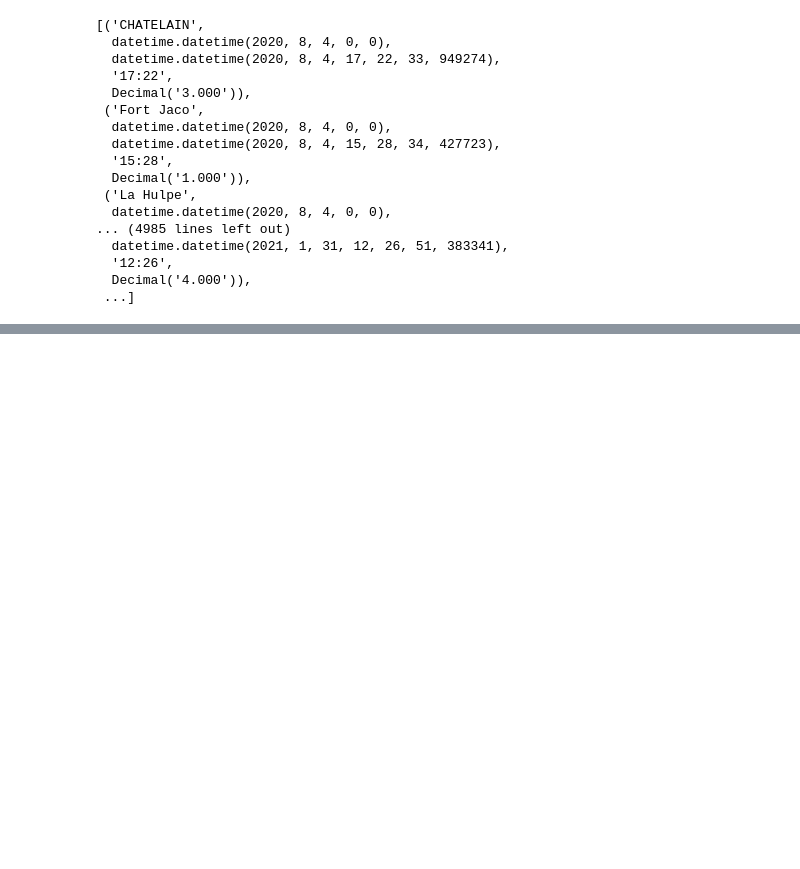
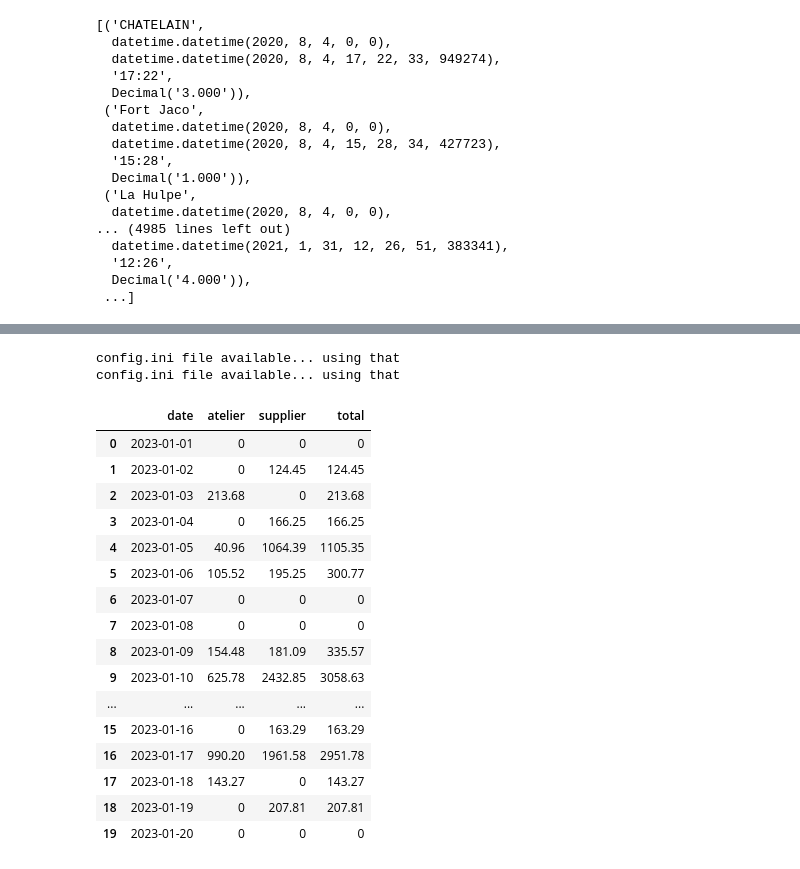
Before and after one commit to niloy71/foodcost-clone2, a Jupyter notebook: nbs/00_core.ipynb, the cells around one changed output, grey strips where cells are left out. Drawn from its saved outputs; the diff is of its cells as text; code cells hidden in the pictures; blank space fills up the shorter version.

```diff
--- a/nbs/00_core.ipynb
+++ b/nbs/00_core.ipynb
@@ -559,0 +636,13 @@ config.ini file available... using that
+# %%
+#| export
+def get_date_range(start_date, end_date):
+    # convert the input strings to datetime objects
+    start_dt = datetime.datetime.strptime(start_date, '%Y-%m-%d')
+    end_dt = datetime.datetime.strptime(end_date, '%Y-%m-%d')
+
+    # calculate the number of days between start and end, inclusive
+    num_days = (end_dt - start_dt).days + 1
+
+    # use a list comprehension to generate a list of date objects
+    dates = [start_dt.date() + datetime.timedelta(days=i) for i in range(num_days)]
+    return dates
@@ -559,0 +863,48 @@ config.ini file available... using that
+# %%
+#| export
+def get_food_costs_for_period_for_resto_per_day(start_date, end_date, resto_name = ''):
+    atelier = get_atelier_food_costs_period_for_resto(start_date,end_date, resto_name=resto_name)
+    atelier_dict = { date: amount for date,amount in atelier }
+    supplier = get_supplier_food_costs_period_for_resto(start_date, end_date,resto_name=resto_name)
+    supplier_dict = { date.date(): amount for date,amount in supplier }
+    date_range = get_date_range(start_date,end_date)
+    res = []
+    atelier_totals = []
+    supplier_totals = []
+    for date in date_range:
+
+        atelier_for_date = atelier_dict[date] if date in atelier_dict else 0
+        supplier_for_date = supplier_dict[date] if date in supplier_dict else 0
+
+        atelier_totals.append([date, atelier_for_date])
+        supplier_totals.append([date, supplier_for_date])
+
+        res.append([date,
+                    (atelier_for_date if atelier_for_date != None else 0),
+                    (supplier_for_date if supplier_for_date != None else 0)
+                   ])
+    res = pd.DataFrame(res, columns=['date', 'atelier', 'supplier'])
+    res['total'] = res['atelier'] + res['supplier']
+    return res
+# %%
+get_food_costs_for_period_for_resto_per_day('2023-01-01', '2023-01-20', resto_name = 'R.E ALOST')
+# %% [output]
+config.ini file available... using that
+config.ini file available... using that
+|  | date | atelier | supplier | total |
+| 0 | 2023-01-01 | 0 | 0 | 0 |
+| 1 | 2023-01-02 | 0 | 124.45 | 124.45 |
+| 2 | 2023-01-03 | 213.68 | 0 | 213.68 |
+| 3 | 2023-01-04 | 0 | 166.25 | 166.25 |
+| 4 | 2023-01-05 | 40.96 | 1064.39 | 1105.35 |
+| 5 | 2023-01-06 | 105.52 | 195.25 | 300.77 |
+| 6 | 2023-01-07 | 0 | 0 | 0 |
+| 7 | 2023-01-08 | 0 | 0 | 0 |
+| 8 | 2023-01-09 | 154.48 | 181.09 | 335.57 |
+| 9 | 2023-01-10 | 625.78 | 2432.85 | 3058.63 |
+| ... | ... | ... | ... | ... |
+| 15 | 2023-01-16 | 0 | 163.29 | 163.29 |
+| 16 | 2023-01-17 | 990.20 | 1961.58 | 2951.78 |
+| 17 | 2023-01-18 | 143.27 | 0 | 143.27 |
+| 18 | 2023-01-19 | 0 | 207.81 | 207.81 |
+| 19 | 2023-01-20 | 0 | 0 | 0 |
```
Also changed, not shown: parts of 45 cells of this notebook, 16 other files.
